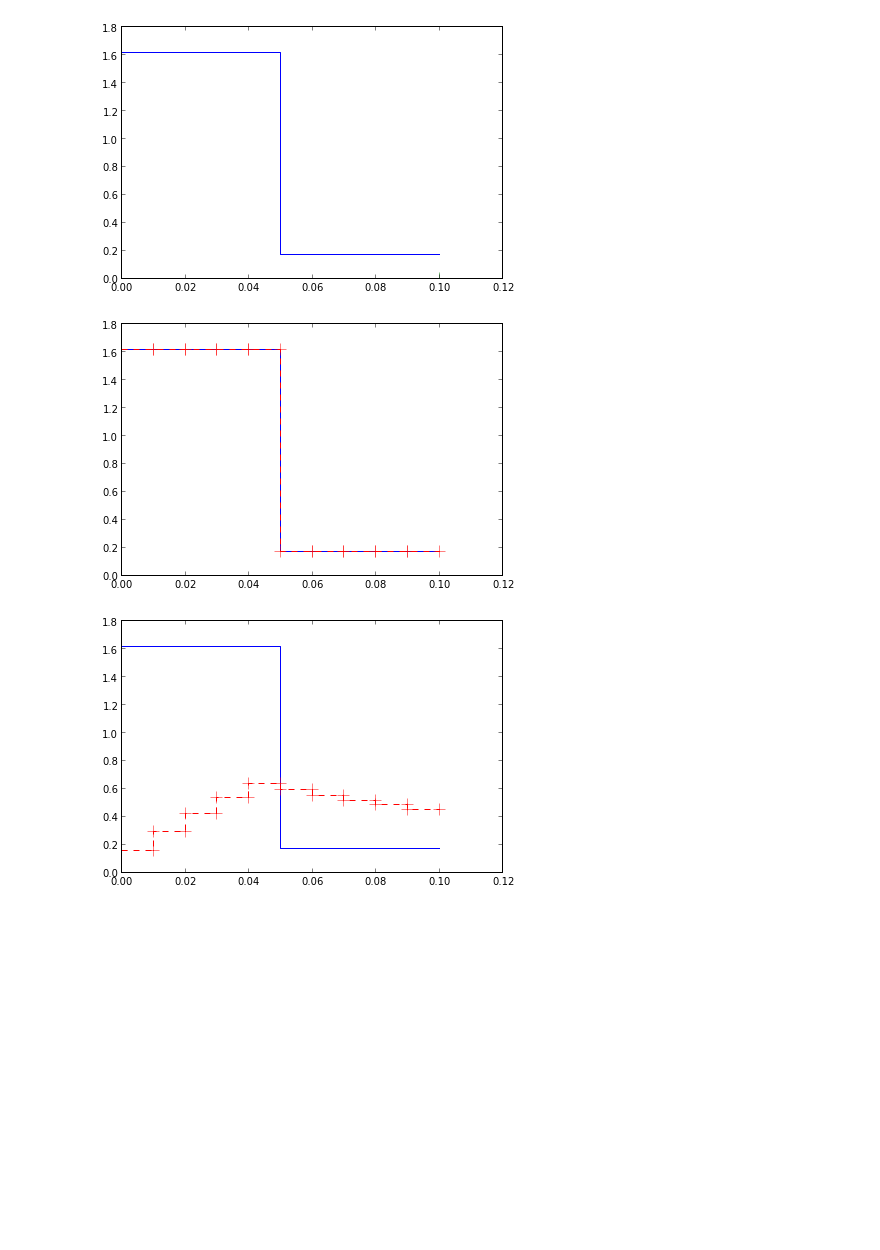
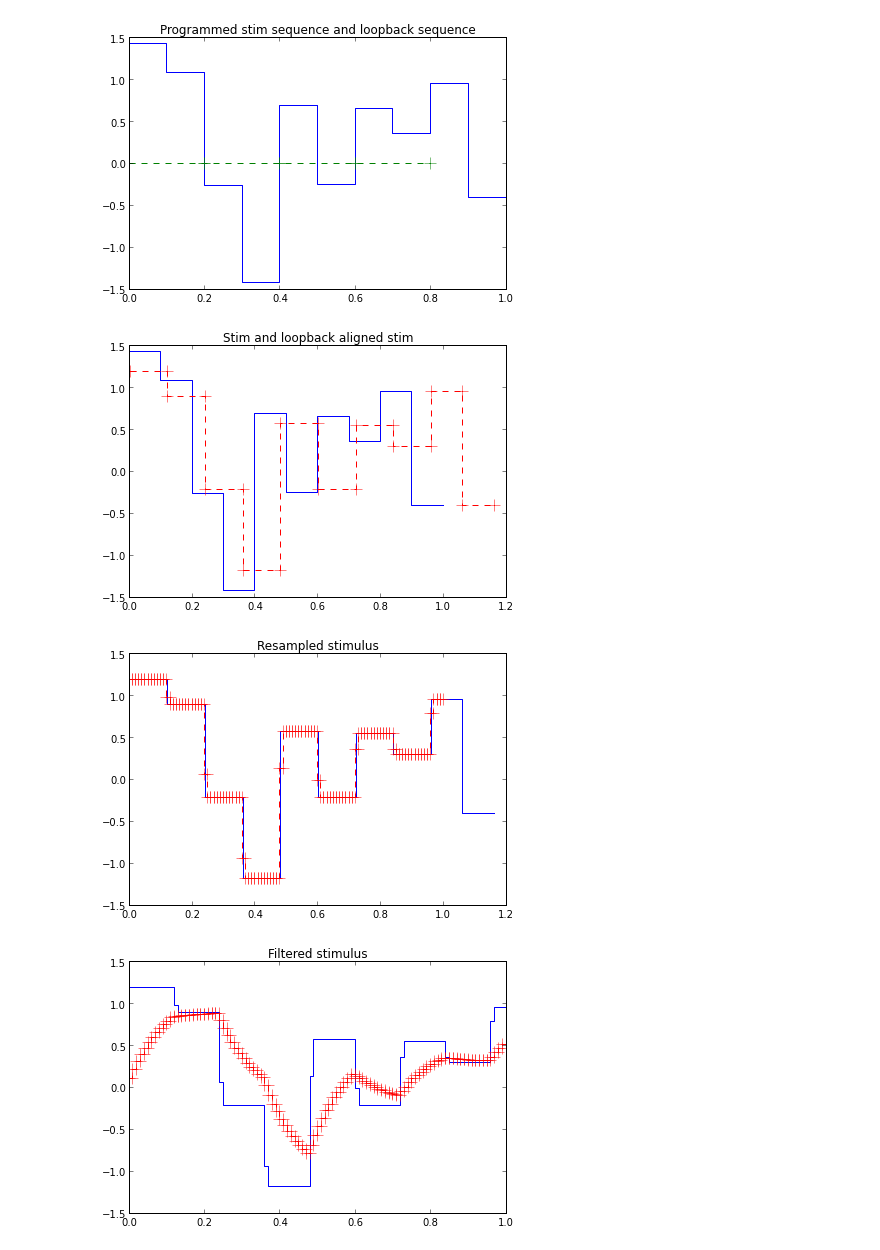
Before and after one commit to fragapanagos/scratchpad, a Jupyter notebook: noise/Stim alignment and filtering.ipynb, the cells around one changed output. Cells and saved outputs as stored; diff of their text form; code cells hidden in the pictures; blank space fills up the shorter version.

Commit message:
Refactor loopback alignment. add unit tests

```diff
--- a/noise/Stim alignment and filtering.ipynb
+++ b/noise/Stim alignment and filtering.ipynb
@@ -103,30 +129,33 @@ def loopbackAlignStim(stim_dt, stim_rates, target_lb_interval, measured_lb_inter
 # %%
 # scratpad for getting things to work
-tstim = .05
+tstim = .1
 tsample = .01
 
-nstim = 2
+nstim = 10
 ndim = 1
 nsample = int(nstim*tstim/tsample)
 
-nlbtick = 2
-target_lb_interval = .1
-dil_rate = 1.
+nlbtick = 5
+target_lb_interval = .2
+dil_rate = 1.2
 lb_tvar = 0.
 
 measured_lb_intervals = genLoopback(nlbtick, target_lb_interval, dil_rate, lb_tvar=lb_tvar)
-print 'measured_lb_intervals', measured_lb_intervals
 
 stim_dt, stim_rates = genStim(nstim, tstim, ndim)
 
 stim_dt_aligned, stim_rates_aligned = loopbackAlignStim(stim_dt, stim_rates, target_lb_interval, measured_lb_intervals)
+figure()
+plotSequenceComparison(stim_dt, stim_rates, stim_dt_aligned, stim_rates_aligned)
+title('Stim and loopback aligned stim')
 
-sample_dt, sample_rates = resampleStim(stim_dt, stim_rates, tsample, nsample)
+sample_dt, sample_rates = resampleStim(stim_dt_aligned, stim_rates_aligned, tsample, nsample)
+figure()
+plotSequenceComparison(stim_dt_aligned, stim_rates_aligned, sample_dt, sample_rates)
+title('Resampled stimulus')
 
 sample_rates_filtered = filterSamples(sample_rates, tsample)
 figure()
-plotSequenceComparison(stim_dt, stim_rates, sample_dt, sample_rates)
-
-figure()
 plotSequenceComparison(sample_dt, sample_rates, sample_dt, sample_rates_filtered)
+title('Filtered stimulus')
 # %% [output]
@@ -138,3 +163,4 @@ Loopback 0: 0.00 to 0.10, Stim 0 to 1: 0.00 to 0.10
-[figure, old version]
+[figure, new version]
-[figure, old version]
+[figure, new version]
-[figure, old version]
+[figure, new version]
+[figure, added]
```
Also changed, not shown: parts of 21 cells of this notebook, 1 other file.
